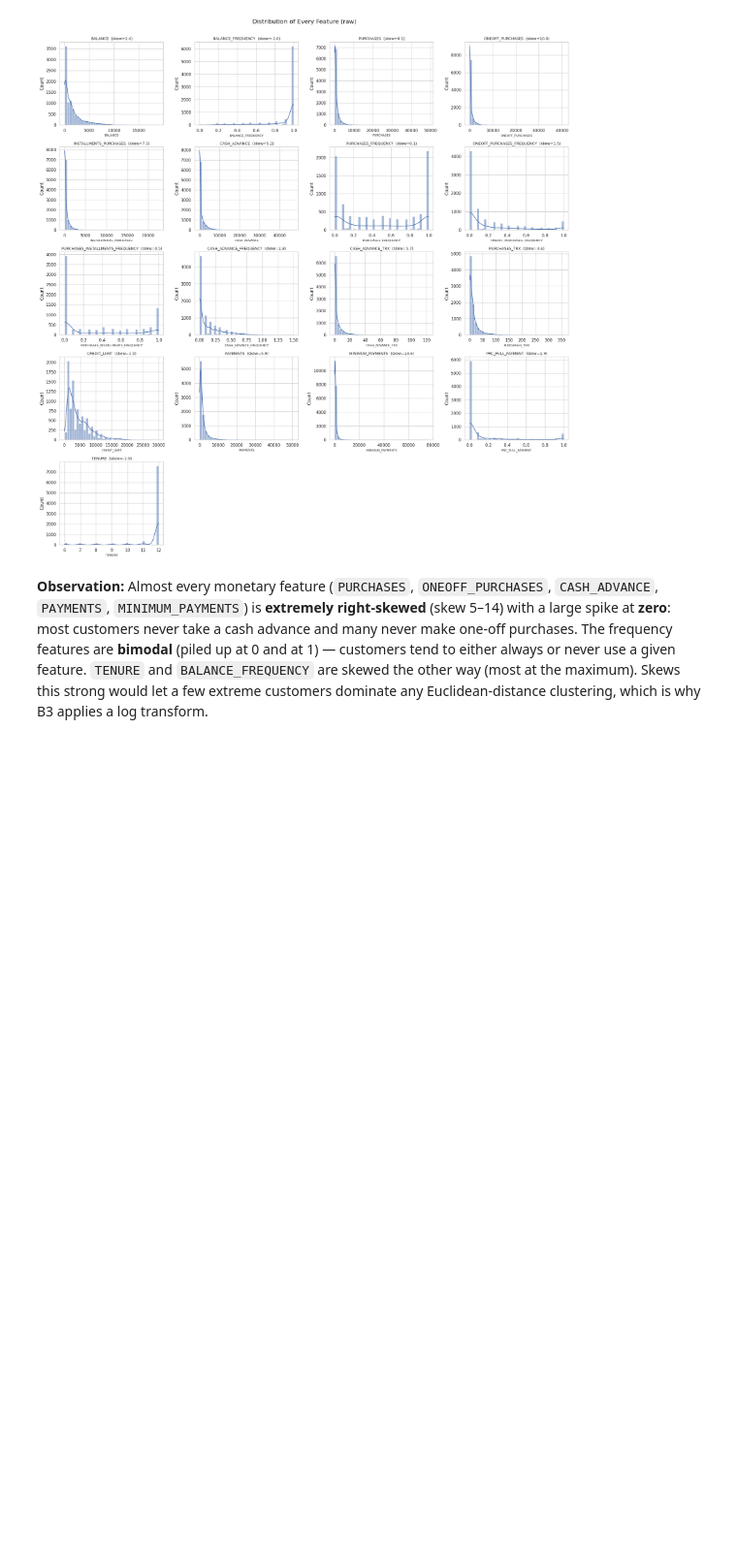
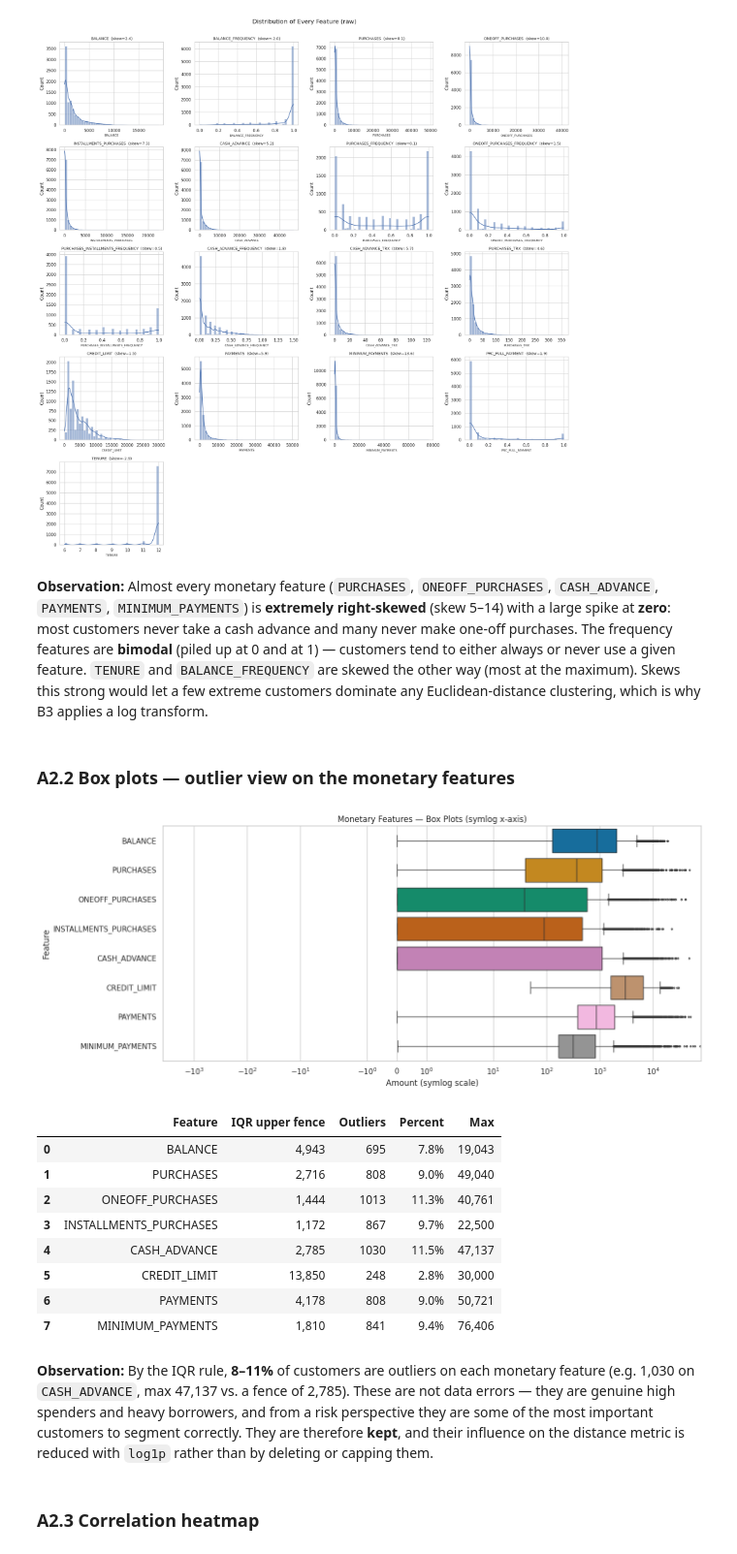
Before and after one commit to GVR2007/AI-risk-analysis, a Jupyter notebook: notebooks/clustering.ipynb, the cells around one changed output. Shown at 97% size. Drawn from its saved outputs; the diff is of its cells as text; code cells hidden in the pictures; blank space fills up the shorter version.

```diff
--- a/notebooks/clustering.ipynb
+++ b/notebooks/clustering.ipynb
@@ -170,3 +170,43 @@ plt.show()
 [figure]
 # %% [markdown]
 **Observation:** Almost every monetary feature (`PURCHASES`, `ONEOFF_PURCHASES`, `CASH_ADVANCE`, `PAYMENTS`, `MINIMUM_PAYMENTS`) is **extremely right-skewed** (skew 5–14) with a large spike at **zero**: most customers never take a cash advance and many never make one-off purchases. The frequency features are **bimodal** (piled up at 0 and at 1) — customers tend to either always or never use a given feature. `TENURE` and `BALANCE_FREQUENCY` are skewed the other way (most at the maximum). Skews this strong would let a few extreme customers dominate any Euclidean-distance clustering, which is why B3 applies a log transform.
+# %% [markdown]
+### A2.2 Box plots — outlier view on the monetary features
+# %%
+money_cols = ['BALANCE', 'PURCHASES', 'ONEOFF_PURCHASES', 'INSTALLMENTS_PURCHASES', 'CASH_ADVANCE',
+              'CREDIT_LIMIT', 'PAYMENTS', 'MINIMUM_PAYMENTS']
+
+outlier_rows = []
+for col in money_cols:
+    q1, q3 = df[col].quantile([0.25, 0.75])
+    upper = q3 + 1.5 * (q3 - q1)
+    outlier_rows.append({'Feature': col, 'IQR upper fence': upper, 'Outliers': int((df[col] > upper).sum()),
+                         'Percent': (df[col] > upper).mean() * 100, 'Max': df[col].max()})
+outlier_df = pd.DataFrame(outlier_rows)
+
+fig, ax = plt.subplots(figsize=(14, 6))
+sns.boxplot(data=df[money_cols], orient='h', ax=ax, palette='colorblind', fliersize=2)
+ax.set_xscale('symlog')
+ax.set_title('Monetary Features — Box Plots (symlog x-axis)')
+ax.set_xlabel('Amount (symlog scale)')
+ax.set_ylabel('Feature')
+plt.tight_layout()
+plt.savefig('../models/clu_boxplots.png', bbox_inches='tight')
+plt.show()
+
+outlier_df.style.format({'IQR upper fence': '{:,.0f}', 'Percent': '{:.1f}%', 'Max': '{:,.0f}'})
+# %% [output]
+[figure, added]
+|  | Feature | IQR upper fence | Outliers | Percent | Max |
+| 0 | BALANCE | 4,943 | 695 | 7.8% | 19,043 |
+| 1 | PURCHASES | 2,716 | 808 | 9.0% | 49,040 |
+| 2 | ONEOFF_PURCHASES | 1,444 | 1013 | 11.3% | 40,761 |
+| 3 | INSTALLMENTS_PURCHASES | 1,172 | 867 | 9.7% | 22,500 |
+| 4 | CASH_ADVANCE | 2,785 | 1030 | 11.5% | 47,137 |
+| 5 | CREDIT_LIMIT | 13,850 | 248 | 2.8% | 30,000 |
+| 6 | PAYMENTS | 4,178 | 808 | 9.0% | 50,721 |
+| 7 | MINIMUM_PAYMENTS | 1,810 | 841 | 9.4% | 76,406 |
+# %% [markdown]
+**Observation:** By the IQR rule, **8–11%** of customers are outliers on each monetary feature (e.g. 1,030 on `CASH_ADVANCE`, max 47,137 vs. a fence of 2,785). These are not data errors — they are genuine high spenders and heavy borrowers, and from a risk perspective they are some of the most important customers to segment correctly. They are therefore **kept**, and their influence on the distance metric is reduced with `log1p` rather than by deleting or capping them.
+# %% [markdown]
+### A2.3 Correlation heatmap
```
